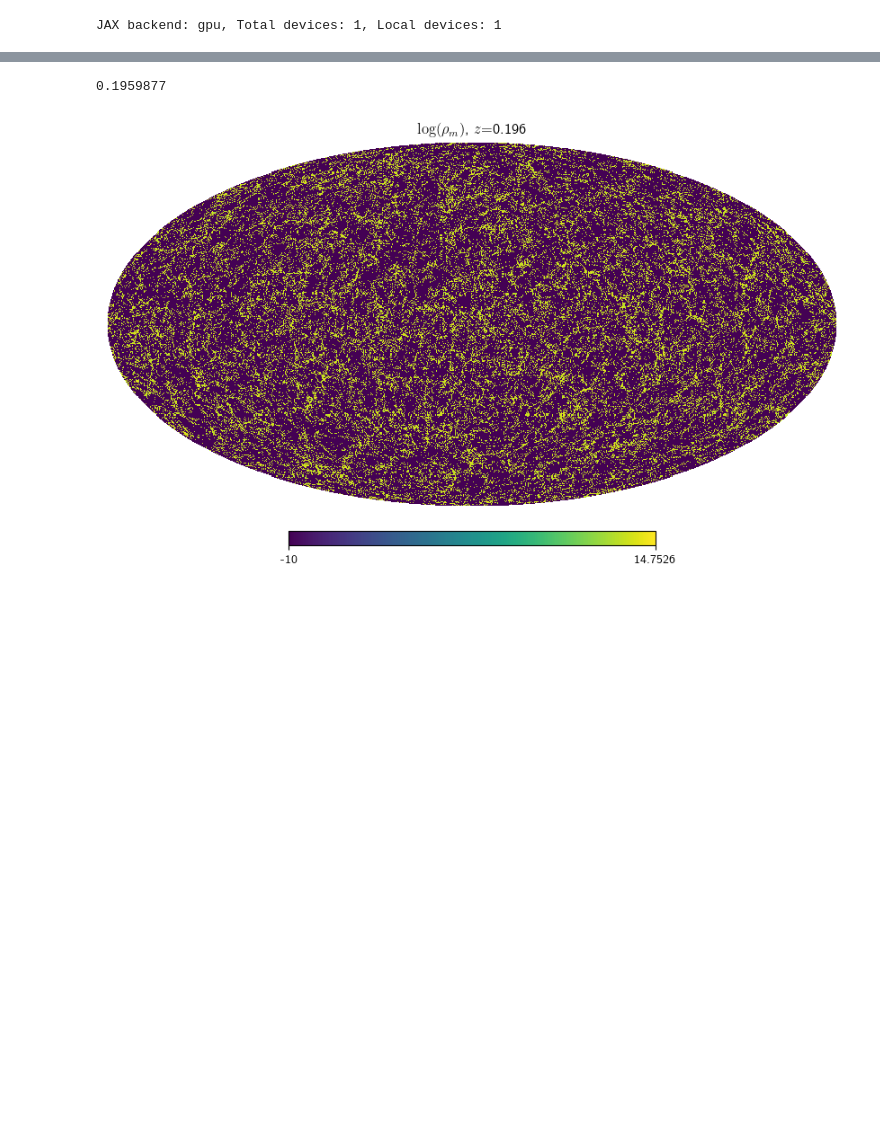
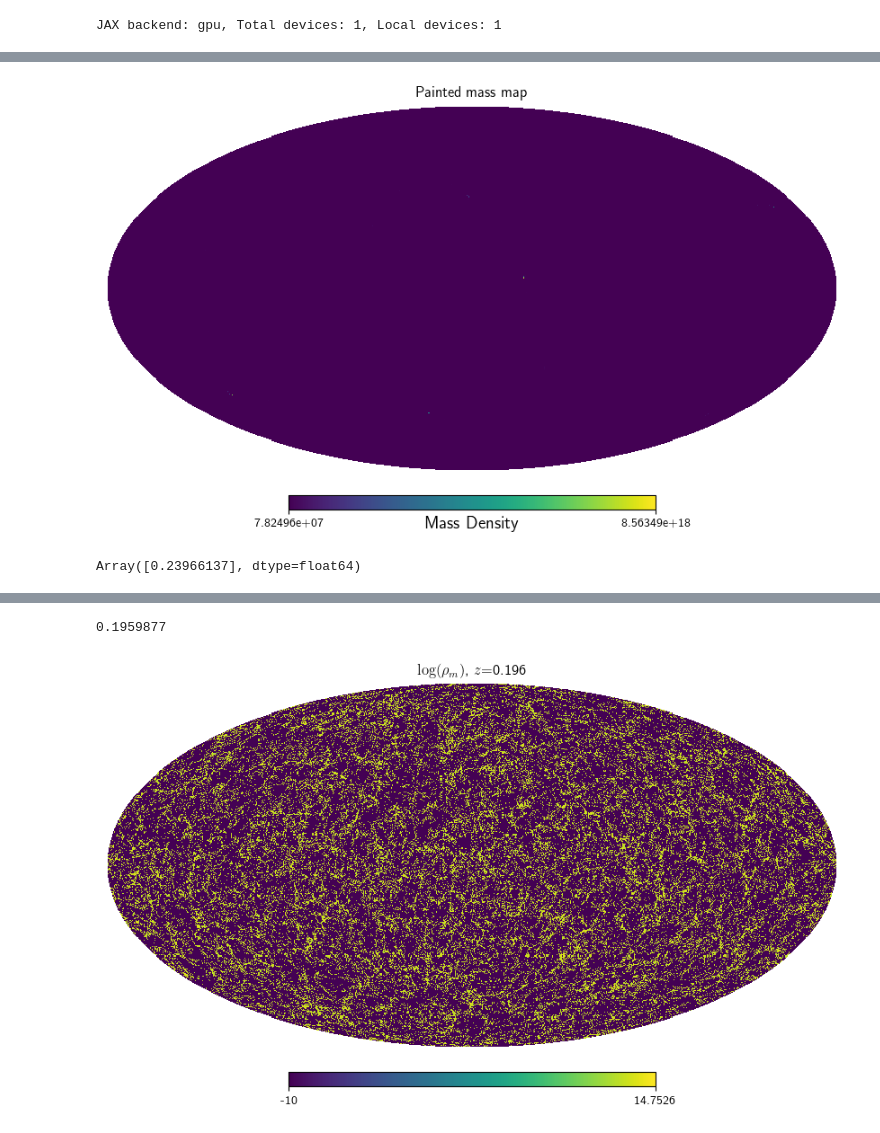
Before and after one commit to shivampcosmo/GODMAX, a Jupyter notebook: notebooks/pasting/paste_backlight_all_maps.ipynb, the cells around one changed output, grey strips where cells are left out. Cells and saved outputs as stored; diff of their text form; code cells hidden in the pictures; blank space fills up the shorter version.

```diff
--- a/notebooks/pasting/paste_backlight_all_maps.ipynb
+++ b/notebooks/pasting/paste_backlight_all_maps.ipynb
@@ -555,0 +570,3 @@ Processing halo batch 1/1...
+# %%
+df = pk.load(open(save_map_fname, 'rb'))
+map_rhom = df['map_rhom']
@@ -555,0 +597,4 @@ Processing halo batch 1/1...
+# %%
+hp.mollview(map_unbound_ds*part_mass + map_rhom, title='Painted mass map', unit='Mass Density')
+# %% [output]
+[figure, added]
@@ -555,0 +605,6 @@ Processing halo batch 1/1...
+# %%
+# 2+2
+pix_area = hp.nside2pixarea(nside, degrees=False)
+pix_area*(Da**2)
+# %% [output]
+Array([0.23966137], dtype=float64)
```
Also changed, not shown: parts of 13 cells of this notebook, 2 other files.
